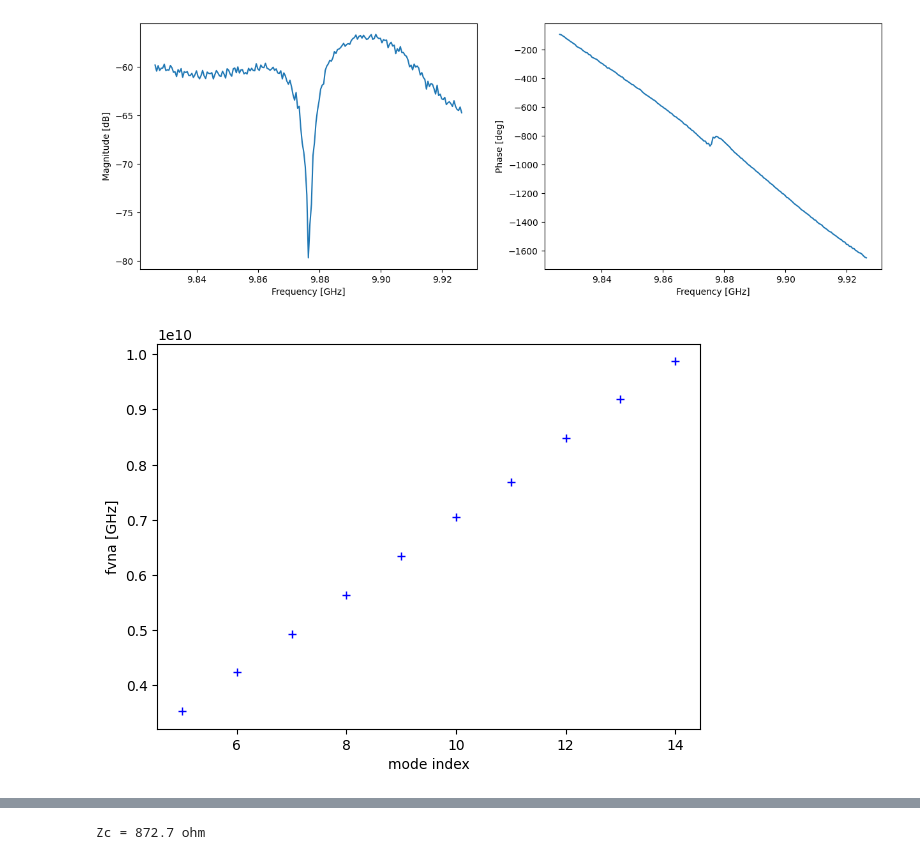
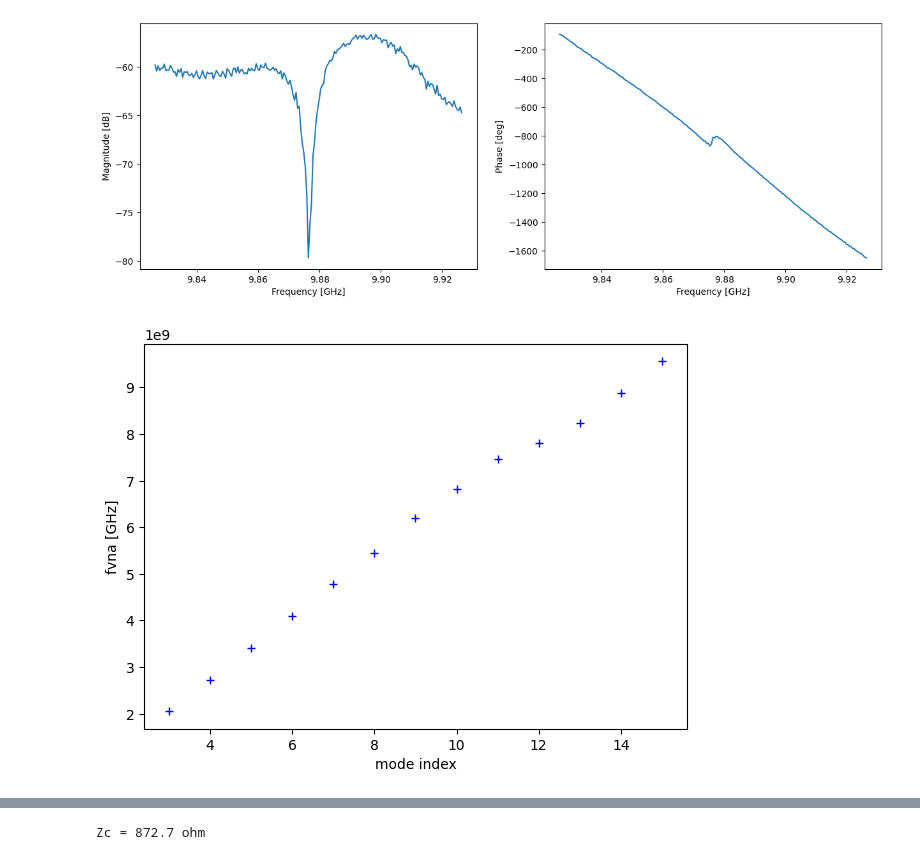
Before and after one commit to c12qe/rf-analysis-tools, a Jupyter notebook: notebook/cavity_resonance_harmonic.ipynb, the cells around one changed output, grey strips where cells are left out. Cells and saved outputs as stored; diff of their text form; code cells hidden in the pictures.

```diff
--- a/notebook/cavity_resonance_harmonic.ipynb
+++ b/notebook/cavity_resonance_harmonic.ipynb
@@ -428,15 +428,29 @@ ax.set_ylabel('Phase [deg]')
 Text(0, 0.5, 'Phase [deg]')
 [figure]
 # %%
-mode_index=range(5,15)#the resonance frequency is roughly 703MHz
-resonance_frequency=[3.52462e9, 4.2275e9, 4.93084e9, 5.64036e9, 6.34555e9, 7.0475e9, 7.692e9, 8.488e9, 9.182e9, 9.875e9] #these are the resonances readout from the measurements
+mode_index=range(3,16)#the resonance frequency is roughly 670MHz
+resonance_frequency = [
+    2.05078e9,
+    2.72833e9,
+    3.4088e9,
+    4.08597e9,
+    4.770e9,
+    5.4452e9,
+    6.19712e9,
+    6.81359e9,
+    7.4584e9,
+    7.8163e9,
+    8.229e9,
+    8.889e9,
+    9.561e9,
+]  # these are the resonances readout from the measurements
 plt.plot(mode_index, resonance_frequency, 'b+')
 ax = plt.gca()
 ax.set_xlabel('mode index')
 ax.set_ylabel('fvna [GHz]')
 plt.rcParams["figure.figsize"] = (7, 5) #setting figure size
 # %% [output]
-[figure, old version]
+[figure, new version]
 # %%
 angular_frequency_index=[value *(np.pi)*2 for value in resonance_frequency]
 angular_wavenumber_index=[value *(np.pi)/0.0075 for value in mode_index]#resonator_length=7.5mm
```
Also changed, not shown: parts of 4 cells of this notebook, 1 other file.
